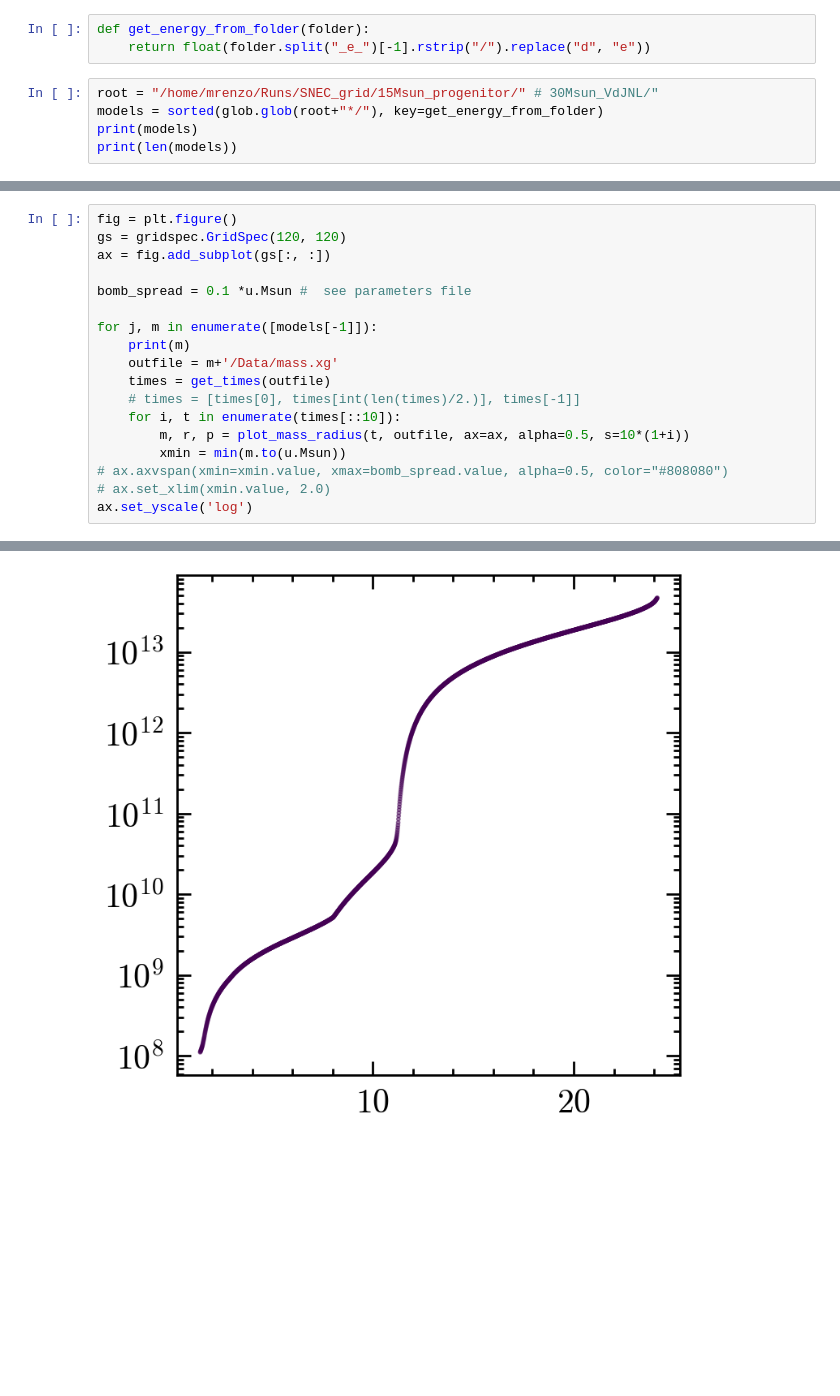
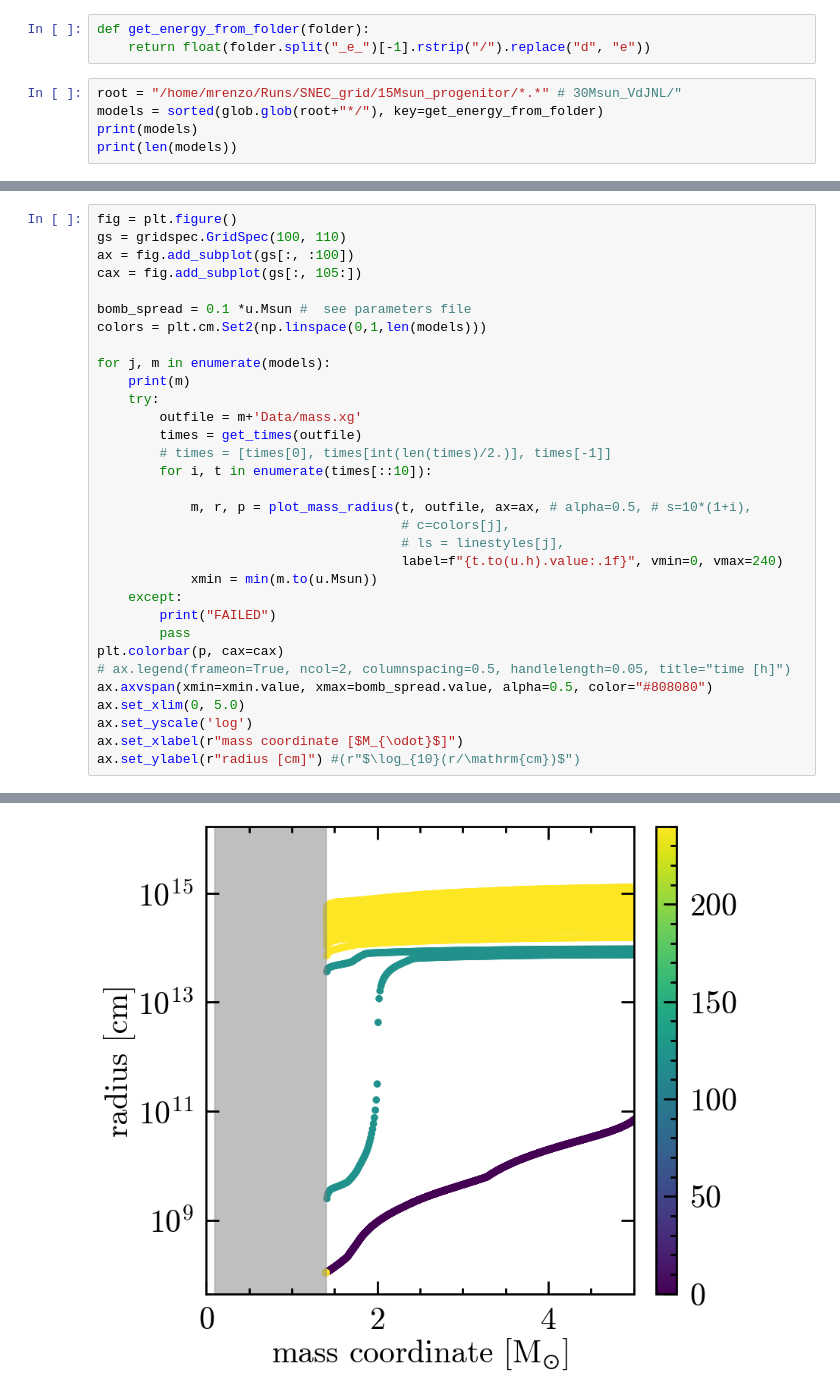
Before and after one commit to mathren/SNEC, a Jupyter notebook: scripts/SNEC_grids.ipynb, the cells around one changed output, grey strips where cells are left out. Cells and saved outputs as stored; diff of their text form; blank space fills up the shorter version.

```diff
--- a/scripts/SNEC_grids.ipynb
+++ b/scripts/SNEC_grids.ipynb
@@ -19,7 +19,7 @@ The autoreload extension is already loaded. To reload it, use:
 def get_energy_from_folder(folder):
     return float(folder.split("_e_")[-1].rstrip("/").replace("d", "e"))
 # %%
-root = "/home/mrenzo/Runs/SNEC_grid/15Msun_progenitor/" # 30Msun_VdJNL/"
+root = "/home/mrenzo/Runs/SNEC_grid/15Msun_progenitor/*.*" # 30Msun_VdJNL/"
 models = sorted(glob.glob(root+"*/"), key=get_energy_from_folder)
 print(models)
 print(len(models))
@@ -29,19 +31,33 @@ print(len(models))
 # %%
 fig = plt.figure()
-gs = gridspec.GridSpec(120, 120)
-ax = fig.add_subplot(gs[:, :])
+gs = gridspec.GridSpec(100, 110)
+ax = fig.add_subplot(gs[:, :100])
+cax = fig.add_subplot(gs[:, 105:])
 
 bomb_spread = 0.1 *u.Msun #  see parameters file
+colors = plt.cm.Set2(np.linspace(0,1,len(models)))
 
-for j, m in enumerate([models[-1]]):
+for j, m in enumerate(models):
     print(m)
-    outfile = m+'/Data/mass.xg'
-    times = get_times(outfile)
-    # times = [times[0], times[int(len(times)/2.)], times[-1]]
-    for i, t in enumerate(times[::10]):
-        m, r, p = plot_mass_radius(t, outfile, ax=ax, alpha=0.5, s=10*(1+i))
-        xmin = min(m.to(u.Msun))
-# ax.axvspan(xmin=xmin.value, xmax=bomb_spread.value, alpha=0.5, color="#808080")
-# ax.set_xlim(xmin.value, 2.0)
+    try:
+        outfile = m+'Data/mass.xg'
+        times = get_times(outfile)
+        # times = [times[0], times[int(len(times)/2.)], times[-1]]
+        for i, t in enumerate(times[::10]):
+
+            m, r, p = plot_mass_radius(t, outfile, ax=ax, # alpha=0.5, # s=10*(1+i),
+                                       # c=colors[j],
+                                       # ls = linestyles[j],
+                                       label=f"{t.to(u.h).value:.1f}", vmin=0, vmax=240)
+            xmin = min(m.to(u.Msun))
+    except:
+        print("FAILED")
+        pass
+plt.colorbar(p, cax=cax)
+# ax.legend(frameon=True, ncol=2, columnspacing=0.5, handlelength=0.05, title="time [h]")
+ax.axvspan(xmin=xmin.value, xmax=bomb_spread.value, alpha=0.5, color="#808080")
+ax.set_xlim(0, 5.0)
 ax.set_yscale('log')
+ax.set_xlabel(r"mass coordinate [$M_{\odot}$]")
+ax.set_ylabel(r"radius [cm]") #(r"$\log_{10}(r/\mathrm{cm})$")
 # %% [output]
@@ -65 +74 @@ ax.set_yscale('log')
-[figure, old version]
+[figure, new version]
```
Also changed, not shown: parts of 7 cells of this notebook, 7 other files.
